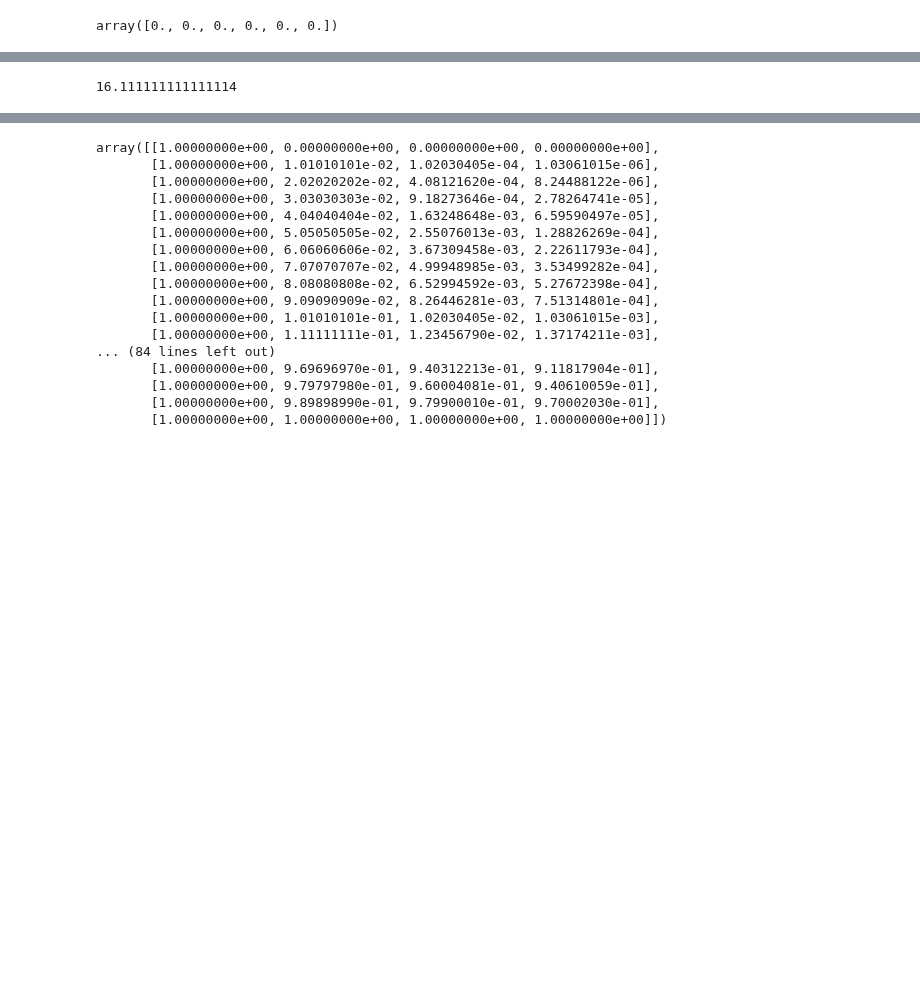
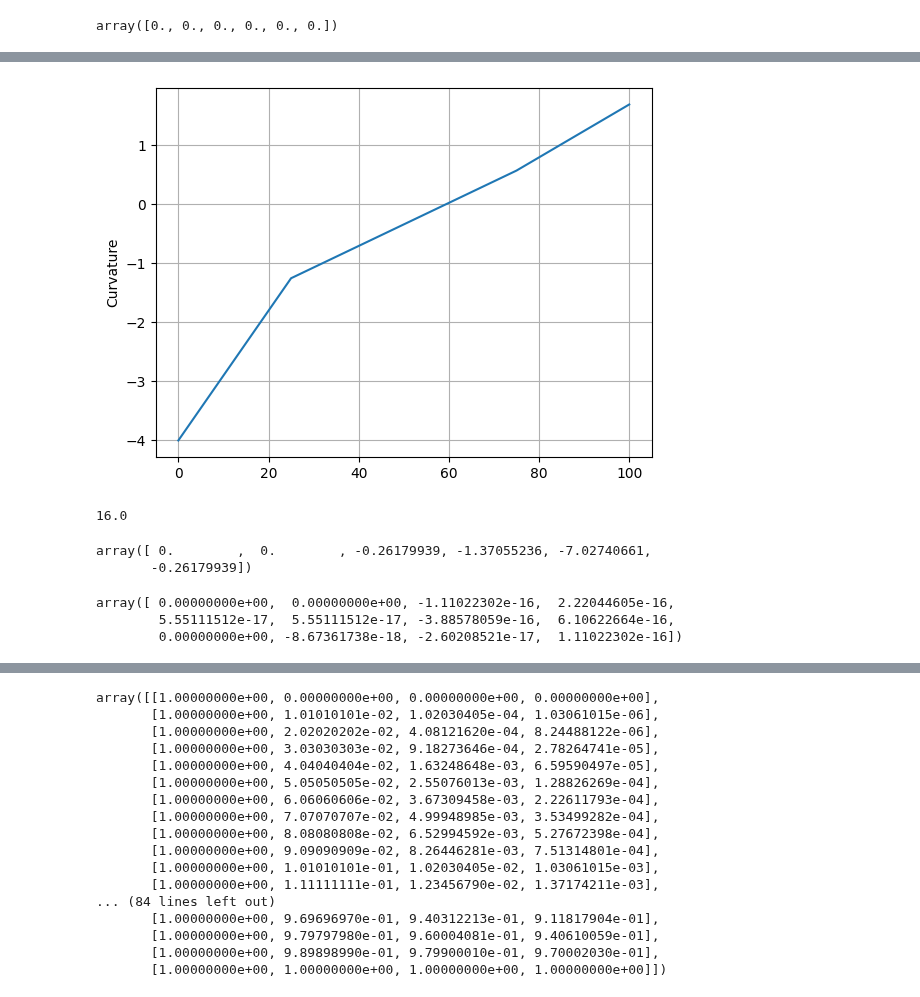
Before and after one commit to arthurrichards77/smply, a Jupyter notebook: collocation.ipynb, the cells around one changed output, grey strips where cells are left out. Cells and saved outputs as stored; diff of their text form; code cells hidden in the pictures; blank space fills up the shorter version.

```diff
--- a/collocation.ipynb
+++ b/collocation.ipynb
@@ -157,3 +171,11 @@ res
+# %%
+plt.plot(res.x[5*num_colloc]*colloc_dist,
+         res.x[(4*num_colloc):(5*num_colloc)])
+plt.grid('on')
+plt.ylabel('Curvature')
+plt.show()
+# %% [output]
+[figure, added]
 # %%
 num_vars = len(z)
 num_cons = len(all_eq_constraints(z))
@@ -163,8 +185,19 @@ def lagrangian(z2):
     lam = z2[num_vars:]
     return cost(z) + np.dot(lam,all_eq_constraints(z))
 
-z2 = np.concatenate((z,np.ones_like(all_eq_constraints(z))))
+z2 = np.concatenate((dyn_test_z,0.0*np.ones_like(all_eq_constraints(z))))
 
 lagrangian(z2)
 # %% [output]
-16.111111111111114
+16.0
+# %%
+boundary_constraints(z2)
+# %% [output]
+array([ 0.        ,  0.        , -0.26179939, -1.37055236, -7.02740661,
+       -0.26179939])
+# %%
+dynamics_constraints(z2)
+# %% [output]
+array([ 0.00000000e+00,  0.00000000e+00, -1.11022302e-16,  2.22044605e-16,
+        5.55111512e-17,  5.55111512e-17, -3.88578059e-16,  6.10622664e-16,
+        0.00000000e+00, -8.67361738e-18, -2.60208521e-17,  1.11022302e-16])
```
Also changed, not shown: parts of 16 cells of this notebook.
